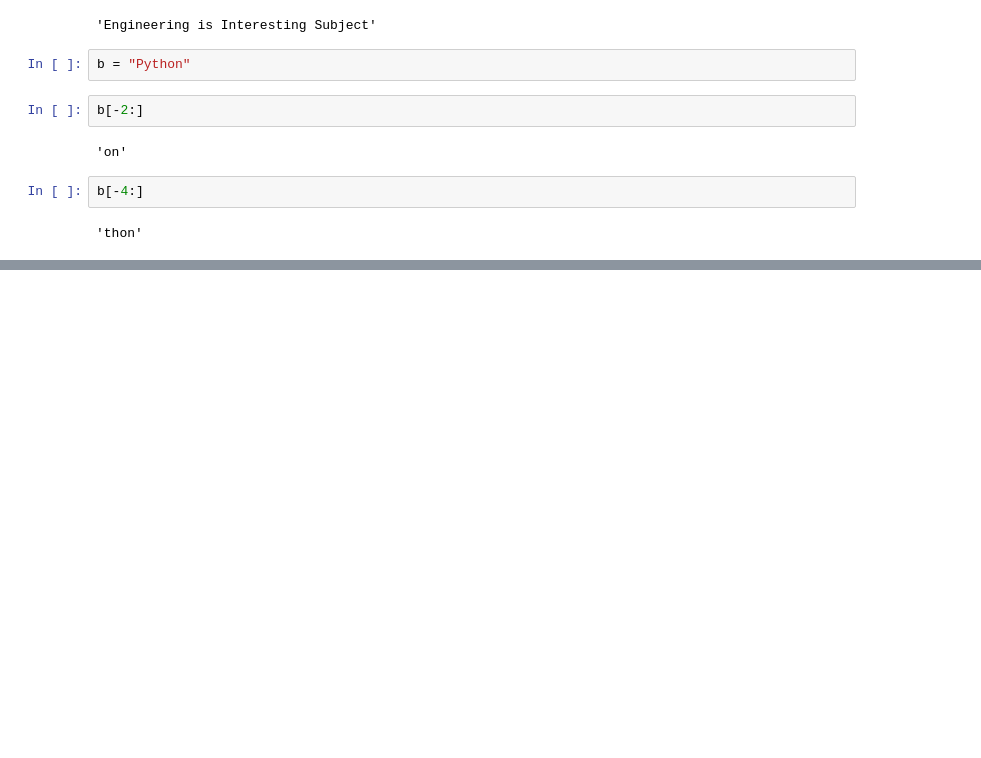
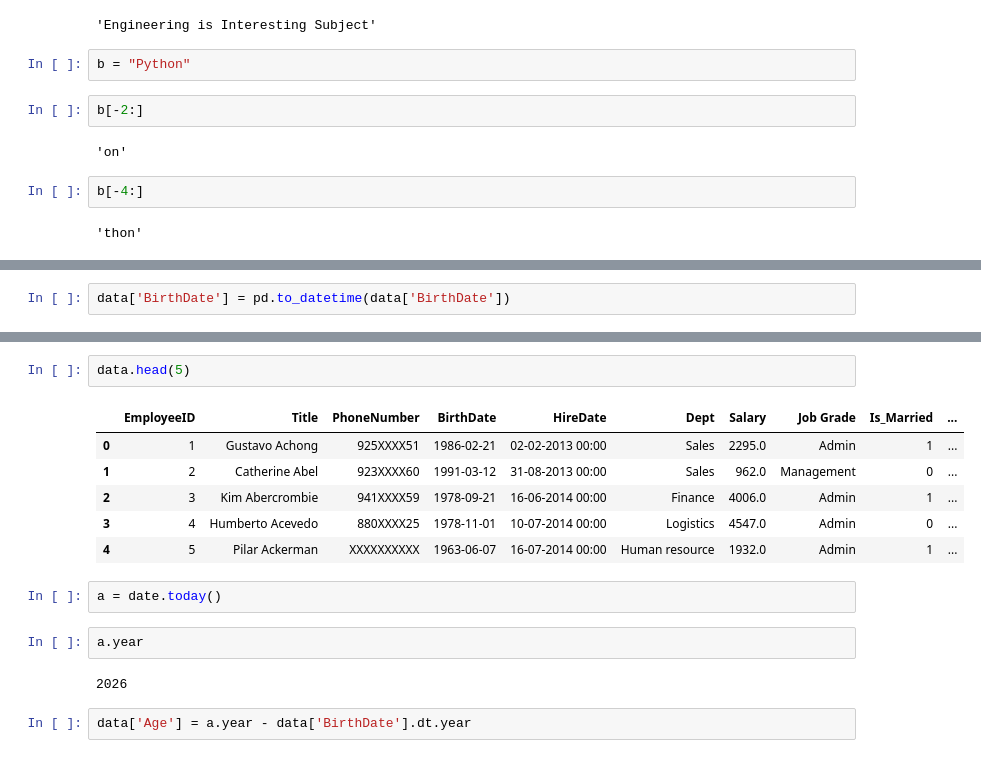
Before and after one commit to Msvb116/AI_DataEngineering, a Jupyter notebook: python/DataCleaning_Part2_270426.ipynb, the cells around one changed output, grey strips where cells are left out. Saved outputs shown, nothing was run; the diff lists cells and outputs as text; blank space fills up the shorter version.

```diff
--- a/python/DataCleaning_Part2_270426.ipynb
+++ b/python/DataCleaning_Part2_270426.ipynb
@@ -276,0 +411,2 @@ b[-4:]
+# %%
+data['BirthDate'] = pd.to_datetime(data['BirthDate'])
@@ -276,0 +427,17 @@ b[-4:]
+# %%
+data.head(5)
+# %% [output]
+|  | EmployeeID | Title | PhoneNumber | BirthDate | HireDate | Dept | Salary | Job Grade | Is_Married | ... |
+| 0 | 1 | Gustavo Achong | 925XXXX51 | 1986-02-21 | 02-02-2013 00:00 | Sales | 2295.0 | Admin | 1 | ... |
+| 1 | 2 | Catherine Abel | 923XXXX60 | 1991-03-12 | 31-08-2013 00:00 | Sales | 962.0 | Management | 0 | ... |
+| 2 | 3 | Kim Abercrombie | 941XXXX59 | 1978-09-21 | 16-06-2014 00:00 | Finance | 4006.0 | Admin | 1 | ... |
+| 3 | 4 | Humberto Acevedo | 880XXXX25 | 1978-11-01 | 10-07-2014 00:00 | Logistics | 4547.0 | Admin | 0 | ... |
+| 4 | 5 | Pilar Ackerman | XXXXXXXXXX | 1963-06-07 | 16-07-2014 00:00 | Human resource | 1932.0 | Admin | 1 | ... |
+# %%
+a = date.today()
+# %%
+a.year
+# %% [output]
+2026
+# %%
+data['Age'] = a.year - data['BirthDate'].dt.year
```
Also changed, not shown: parts of 29 cells of this notebook, 13 other files.
